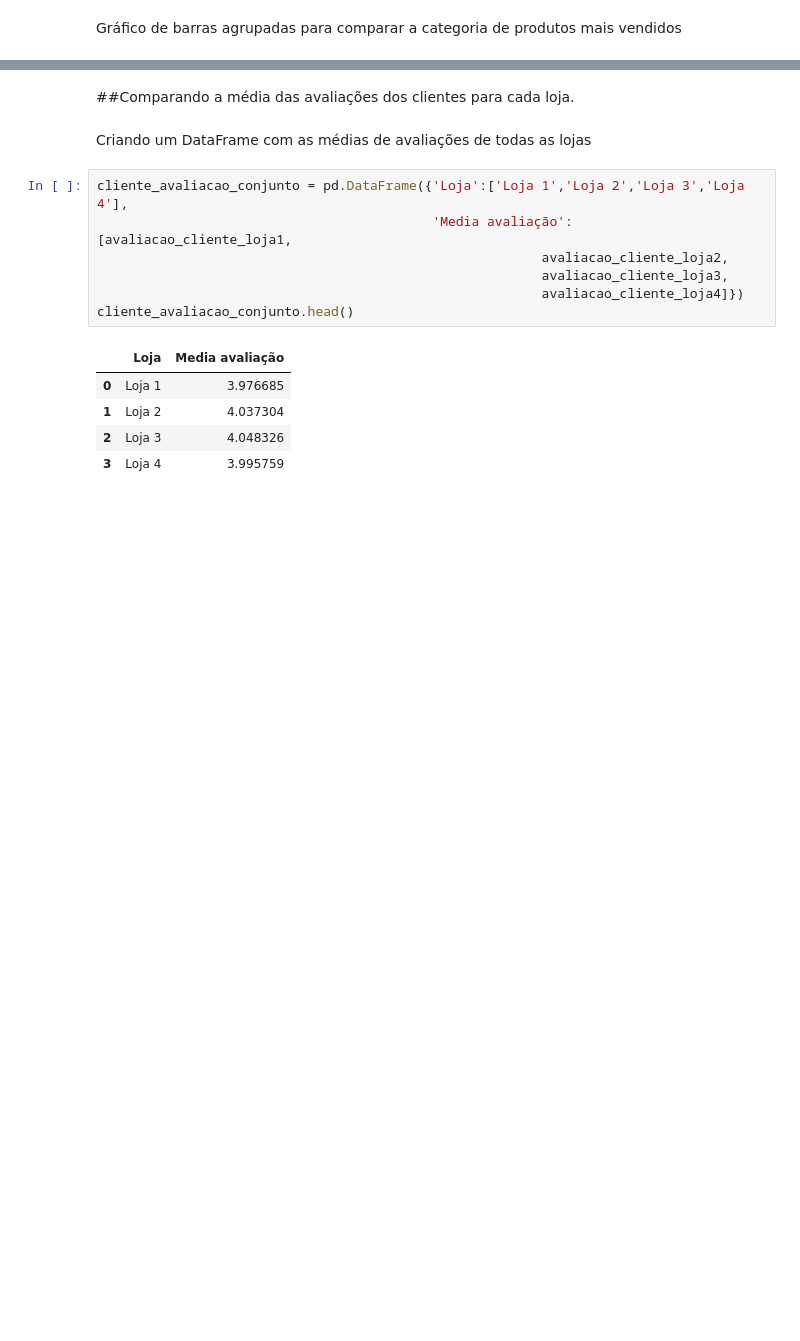
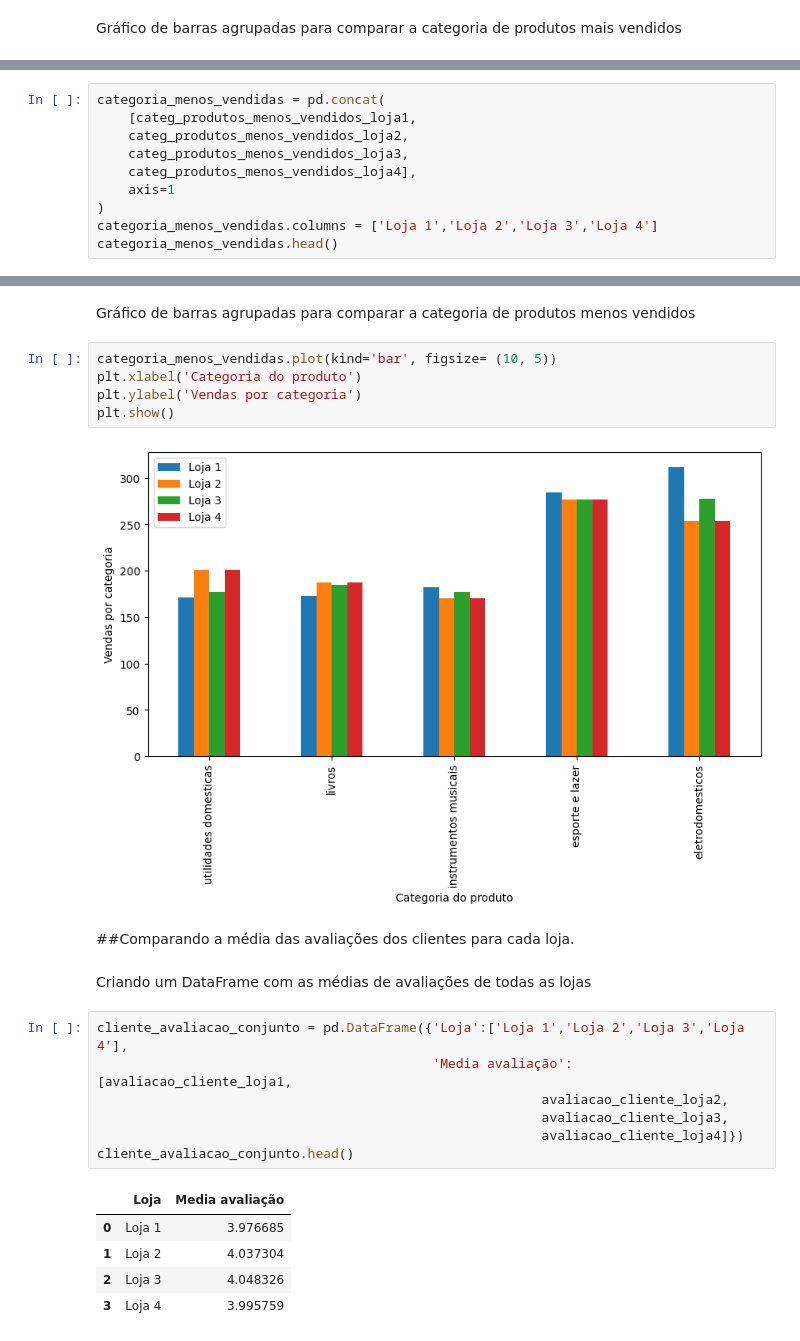
Before and after one commit to walleceoli/Alura_Store, a Jupyter notebook: Challenge_Alura_Store.ipynb, the cells around one changed output, grey strips where cells are left out. Cells and saved outputs as stored; diff of their text form; blank space fills up the shorter version.

```diff
--- a/Challenge_Alura_Store.ipynb
+++ b/Challenge_Alura_Store.ipynb
@@ -739,0 +701,10 @@ plt.show()
+# %%
+categoria_menos_vendidas = pd.concat(
+    [categ_produtos_menos_vendidos_loja1,
+    categ_produtos_menos_vendidos_loja2,
+    categ_produtos_menos_vendidos_loja3,
+    categ_produtos_menos_vendidos_loja4],
+    axis=1
+)
+categoria_menos_vendidas.columns = ['Loja 1','Loja 2','Loja 3','Loja 4']
+categoria_menos_vendidas.head()
@@ -740,3 +719,12 @@ plt.show()
+# %% [markdown]
+Gráfico de barras agrupadas para comparar a categoria de produtos menos vendidos
+# %%
+categoria_menos_vendidas.plot(kind='bar', figsize= (10, 5))
+plt.xlabel('Categoria do produto')
+plt.ylabel('Vendas por categoria')
+plt.show()
+# %% [output]
+[figure, added]
 # %% [markdown]
 ##Comparando a média das avaliações dos clientes para cada loja.
 # %% [markdown]
```
Also changed, not shown: parts of 22 cells of this notebook.
